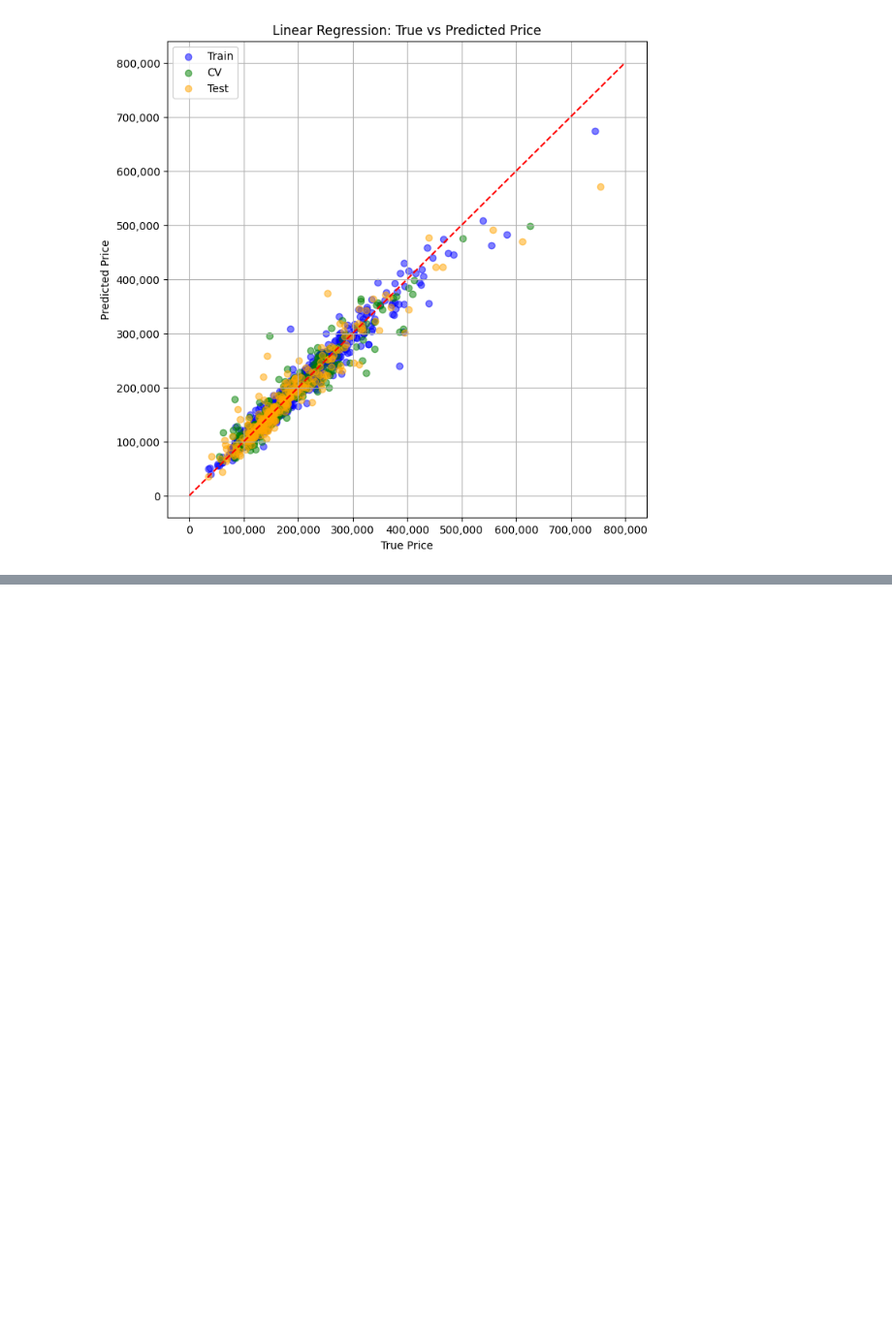
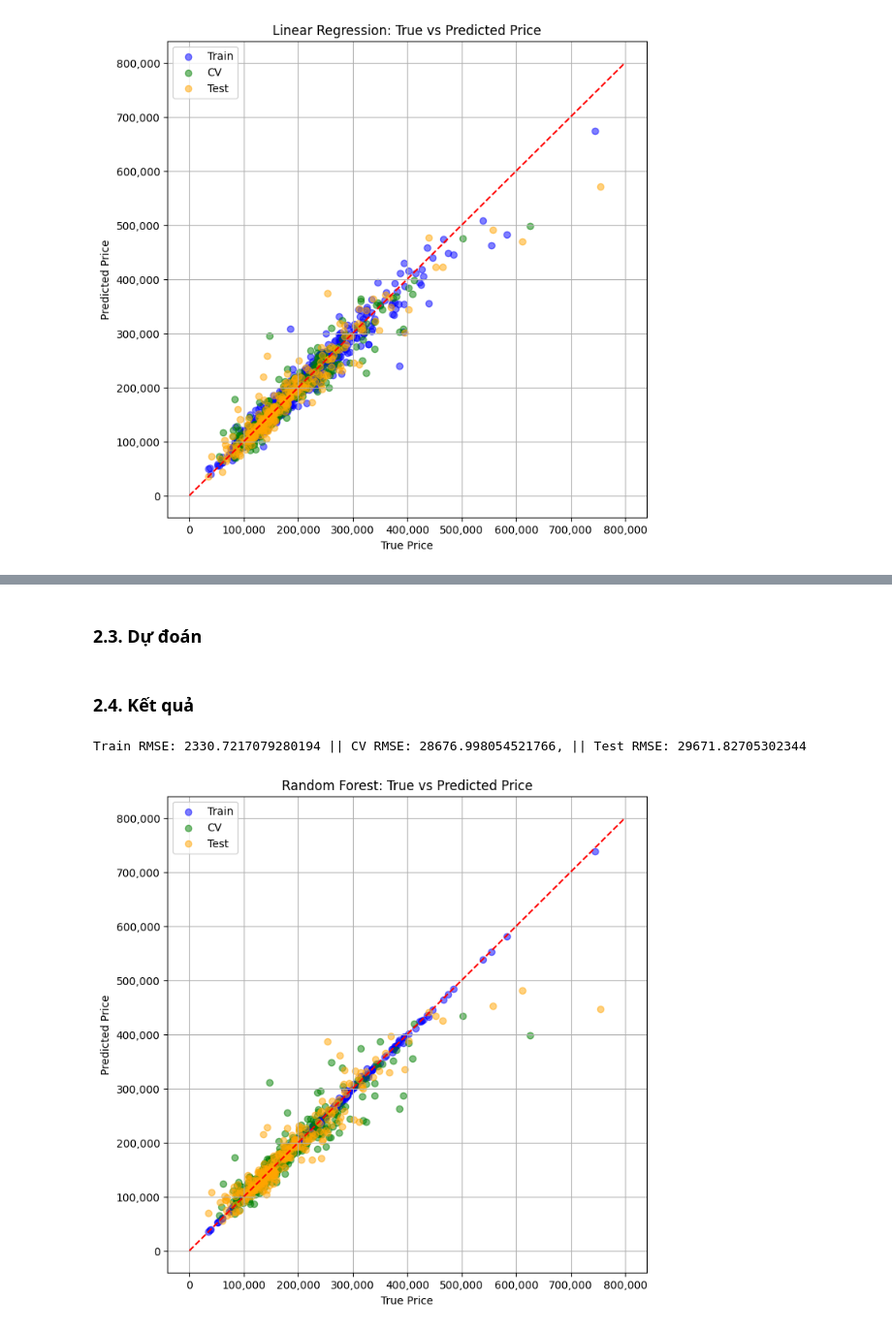
Before and after one commit to HuyVQ2146/House_Prices_Predict, a Jupyter notebook: 03_Models.ipynb, the cells around one changed output, grey strips where cells are left out. Shown at 97% size. Saved outputs shown, nothing was run; the diff lists cells and outputs as text; code cells hidden in the pictures; blank space fills up the shorter version.

```diff
--- a/03_Regression_Model.ipynb
+++ b/03_Models.ipynb
@@ -496,0 +566,5 @@ plt.show()
+# %%
+X_full_train, y_full_train = create_features_and_target(train)
+
+X_train, X_test, y_train, y_test = train_test_split(X_full_train, y_full_train, test_size=0.2, random_state=42)
+X_train, X_cv, y_train, y_cv = train_test_split(X_train, y_train, test_size=0.25, random_state=42)
@@ -496,0 +573,5 @@ plt.show()
+# %%
+from xgboost import XGBRegressor
+
+model_xgb = XGBRegressor(n_estimators=1000, learning_rate=0.05, max_depth=4, random_state=42)
+model_xgb.fit(X_train, y_train)
@@ -496,0 +590,44 @@ plt.show()
+# %% [markdown]
+### 2.3. Dự đoán
+# %%
+y_train_pred_log = model_xgb.predict(X_train)
+y_cv_pred_log = model_xgb.predict(X_cv)
+y_test_pred_log = model_xgb.predict(X_test)
+# %% [markdown]
+### 2.4. Kết quả
+# %%
+y_train_pred = np.expm1(y_train_pred_log)
+y_cv_pred = np.expm1(y_cv_pred_log)
+y_test_pred = np.expm1(y_test_pred_log)
+
+y_train = np.expm1(y_train)
+y_cv = np.expm1(y_cv)
+y_test = np.expm1(y_test)
+# %%
+train_rmse = sqrt(mean_squared_error(y_train_pred, y_train))
+cv_rmse = sqrt(mean_squared_error(y_cv_pred, y_cv))
+test_rmse = sqrt(mean_squared_error(y_test_pred, y_test))
+print(f"Train RMSE: {train_rmse} || CV RMSE: {cv_rmse}, || Test RMSE: {test_rmse}")
+# %% [output]
+Train RMSE: 2330.7217079280194 || CV RMSE: 28676.998054521766, || Test RMSE: 29671.82705302344
+# %%
+plt.figure(figsize=(8, 8))
+
+plt.scatter(y_train, y_train_pred, alpha=0.5, color='blue', label='Train')
+plt.scatter(y_cv, y_cv_pred, alpha=0.5, color='green', label='CV')
+plt.scatter(y_test, y_test_pred, alpha=0.5, color='orange', label='Test')
+
+plt.plot([0, 800000], [0, 800000], 'r--')
+
+plt.xlabel("True Price")
+plt.ylabel("Predicted Price")
+
+plt.gca().xaxis.set_major_formatter(ticker.FuncFormatter(lambda x, _: f'{int(x):,}'))
+plt.gca().yaxis.set_major_formatter(ticker.FuncFormatter(lambda y, _: f'{int(y):,}'))
+
+plt.title("Random Forest: True vs Predicted Price")
+plt.legend()
+plt.grid(True)
+plt.show()
+# %% [output]
+[figure, added]
```
Also changed, not shown: parts of 19 cells of this notebook, 4 other files.
